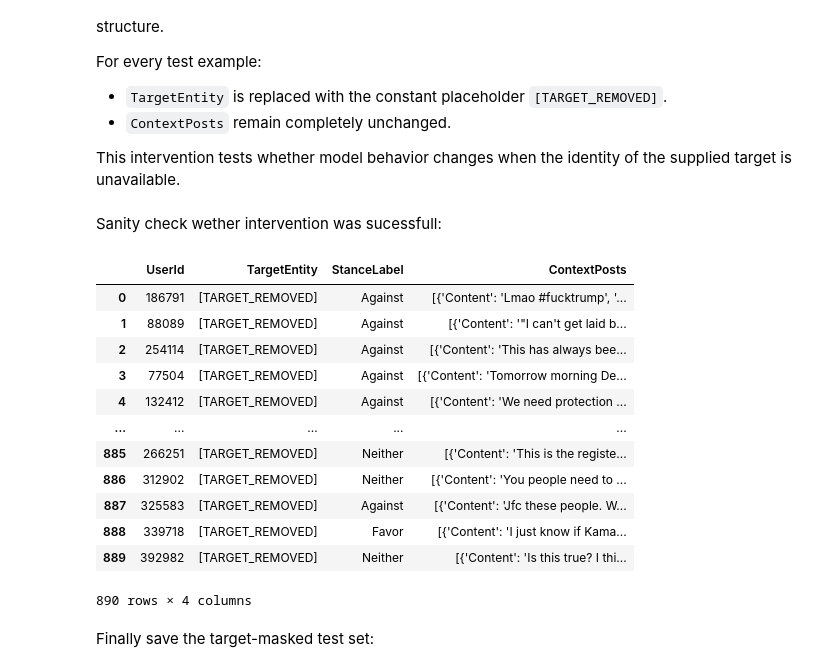
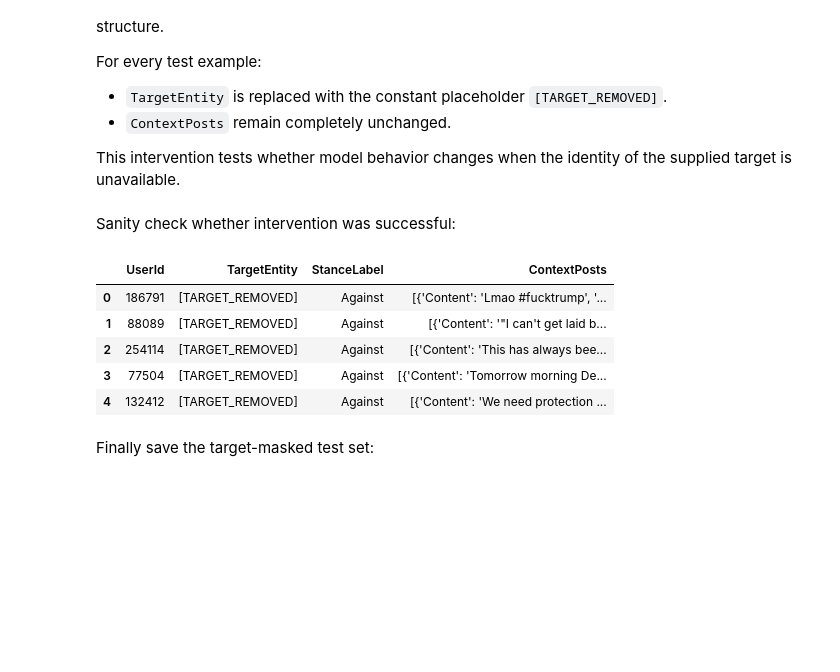
Before and after one commit to jakobtitz/political-stance-detection-analysis, a Jupyter notebook: notebooks/03_create_input_interventions.ipynb, the cells around one changed output. Cells and saved outputs as stored; diff of their text form; code cells hidden in the pictures; blank space fills up the shorter version.

Commit message:
Finalize input intervention creation pipeline

```diff
--- a/notebooks/03_create_input_interventions.ipynb
+++ b/notebooks/03_create_input_interventions.ipynb
@@ -88,23 +88,16 @@ target_masked_test = human_test.copy()
 
 target_masked_test["TargetEntity"] = "[TARGET_REMOVED]"
 # %% [markdown]
-Sanity check wether intervention was sucessfull:
+Sanity check whether intervention was successful:
 # %%
-target_masked_test
+target_masked_test.head()
 # %% [output]
 |  | UserId | TargetEntity | StanceLabel | ContextPosts |
 | 0 | 186791 | [TARGET_REMOVED] | Against | [{'Content': 'Lmao #fucktrump', '... |
 | 1 | 88089 | [TARGET_REMOVED] | Against | [{'Content': '"I can't get laid b... |
 | 2 | 254114 | [TARGET_REMOVED] | Against | [{'Content': 'This has always bee... |
 | 3 | 77504 | [TARGET_REMOVED] | Against | [{'Content': 'Tomorrow morning De... |
 | 4 | 132412 | [TARGET_REMOVED] | Against | [{'Content': 'We need protection ... |
-| ... | ... | ... | ... | ... |
-| 885 | 266251 | [TARGET_REMOVED] | Neither | [{'Content': 'This is the registe... |
-| 886 | 312902 | [TARGET_REMOVED] | Neither | [{'Content': 'You people need to ... |
-| 887 | 325583 | [TARGET_REMOVED] | Against | [{'Content': 'Jfc these people. W... |
-| 888 | 339718 | [TARGET_REMOVED] | Favor | [{'Content': 'I just know if Kama... |
-| 889 | 392982 | [TARGET_REMOVED] | Neither | [{'Content': 'Is this true? I thi... |
-890 rows × 4 columns
 # %%
 # All targets were replaced correctly
 assert target_masked_test["TargetEntity"].eq("[TARGET_REMOVED]").all()
```
Also changed, not shown: parts of 56 cells of this notebook, 21 other files.
